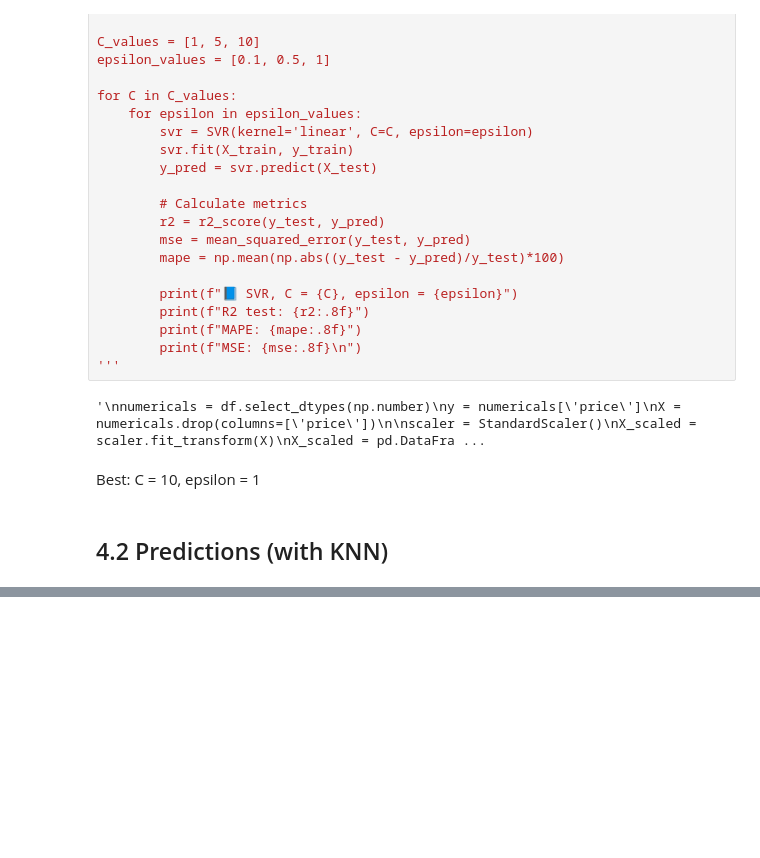
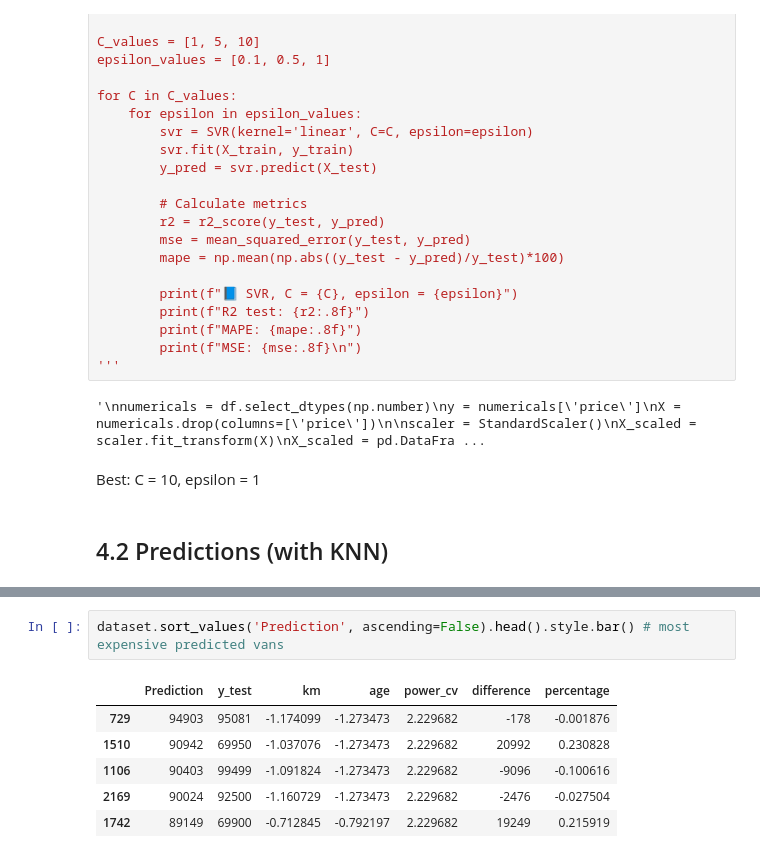
Before and after one commit to arnauog/Van_Price_Predictor, a Jupyter notebook: 2. Vans EDA.ipynb, the cells around one changed output, grey strips where cells are left out. Drawn from its saved outputs; the diff is of its cells as text; blank space fills up the shorter version.

```diff
--- a/2. Vans EDA.ipynb
+++ b/2. Vans EDA.ipynb
@@ -3960,0 +4025,9 @@ Best: C = 10, epsilon = 1
+# %%
+dataset.sort_values('Prediction', ascending=False).head().style.bar() # most expensive predicted vans
+# %% [output]
+|  | Prediction | y_test | km | age | power_cv | difference | percentage |
+| 729 | 94903 | 95081 | -1.174099 | -1.273473 | 2.229682 | -178 | -0.001876 |
+| 1510 | 90942 | 69950 | -1.037076 | -1.273473 | 2.229682 | 20992 | 0.230828 |
+| 1106 | 90403 | 99499 | -1.091824 | -1.273473 | 2.229682 | -9096 | -0.100616 |
+| 2169 | 90024 | 92500 | -1.160729 | -1.273473 | 2.229682 | -2476 | -0.027504 |
+| 1742 | 89149 | 69900 | -0.712845 | -0.792197 | 2.229682 | 19249 | 0.215919 |
```
Also changed, not shown: parts of 33 cells of this notebook, 13 other files.
